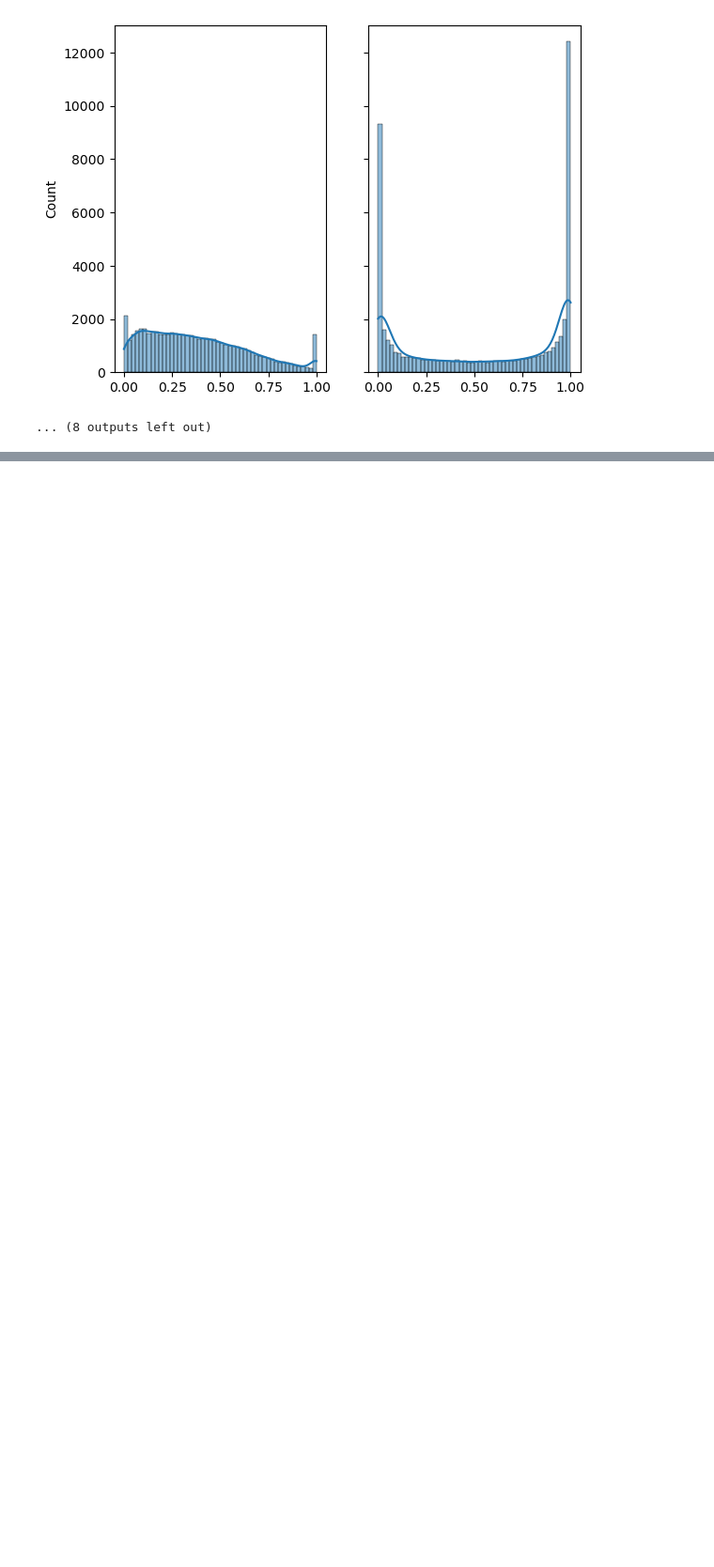
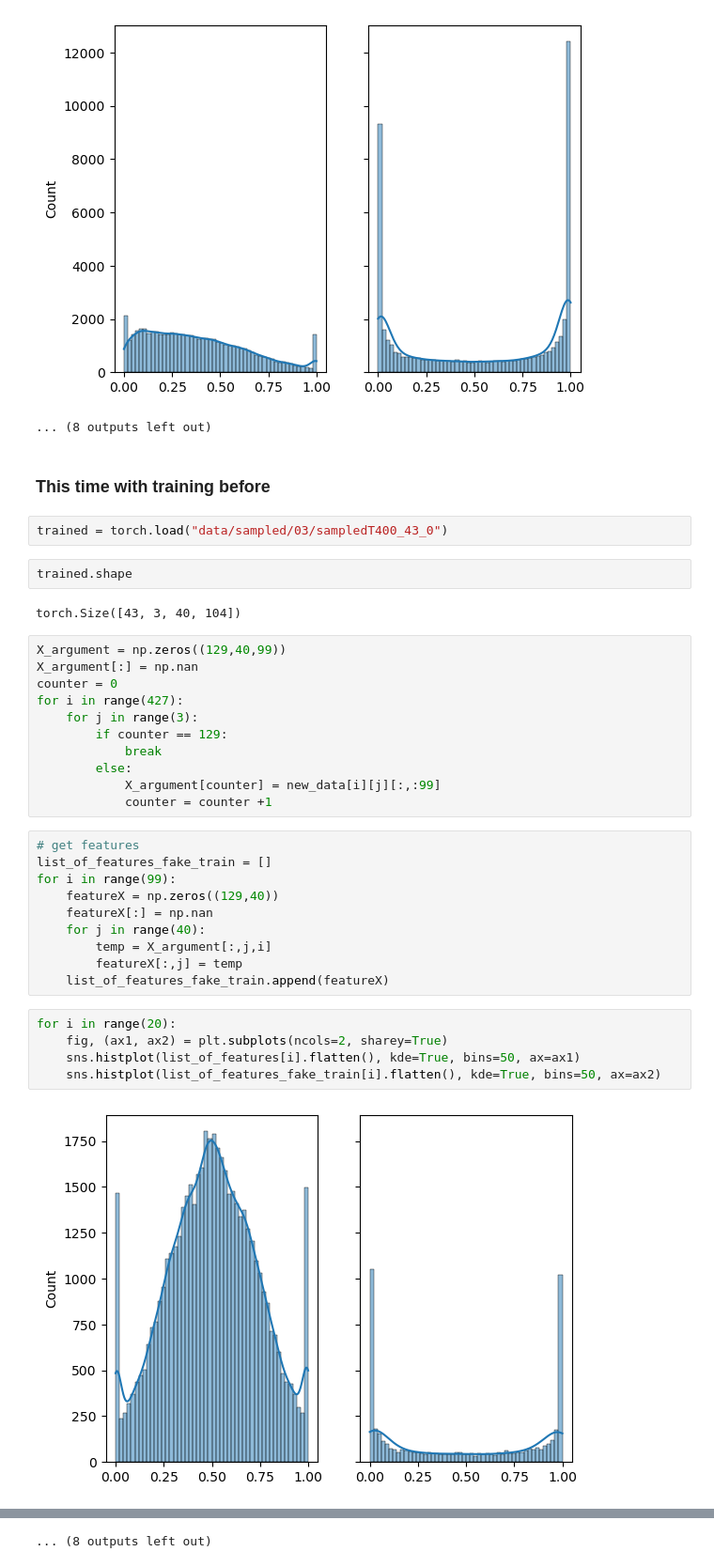
Before and after one commit to MischaRauch/Stable_Diffusion_on_EEG_Signals, a Jupyter notebook: DistributionGraphs.ipynb, the cells around one changed output, grey strips where cells are left out. Shown at 94% size. Cells and saved outputs as stored; diff of their text form; blank space fills up the shorter version.

```diff
--- a/DistributionGraphs.ipynb
+++ b/DistributionGraphs.ipynb
@@ -199,3 +199,39 @@ for i in range(20):
 [figure]
 [figure]
 ... (8 outputs left out)
+# %% [markdown]
+### This time with training before
+# %%
+trained = torch.load("data/sampled/03/sampledT400_43_0")
+# %%
+trained.shape
+# %% [output]
+torch.Size([43, 3, 40, 104])
+# %%
+X_argument = np.zeros((129,40,99))
+X_argument[:] = np.nan
+counter = 0
+for i in range(427):
+    for j in range(3):
+        if counter == 129:
+            break
+        else:
+            X_argument[counter] = new_data[i][j][:,:99]
+            counter = counter +1
+# %%
+# get features
+list_of_features_fake_train = []
+for i in range(99):
+    featureX = np.zeros((129,40))
+    featureX[:] = np.nan
+    for j in range(40):
+        temp = X_argument[:,j,i]
+        featureX[:,j] = temp
+    list_of_features_fake_train.append(featureX)
+# %%
+for i in range(20):
+    fig, (ax1, ax2) = plt.subplots(ncols=2, sharey=True)
+    sns.histplot(list_of_features[i].flatten(), kde=True, bins=50, ax=ax1)
+    sns.histplot(list_of_features_fake_train[i].flatten(), kde=True, bins=50, ax=ax2)
+# %% [output]
+[figure, added]
@@ -201,0 +249 @@ for i in range(20):
+... (8 outputs left out)
```
Also changed, not shown: parts of 8 cells of this notebook, 7 other files.
